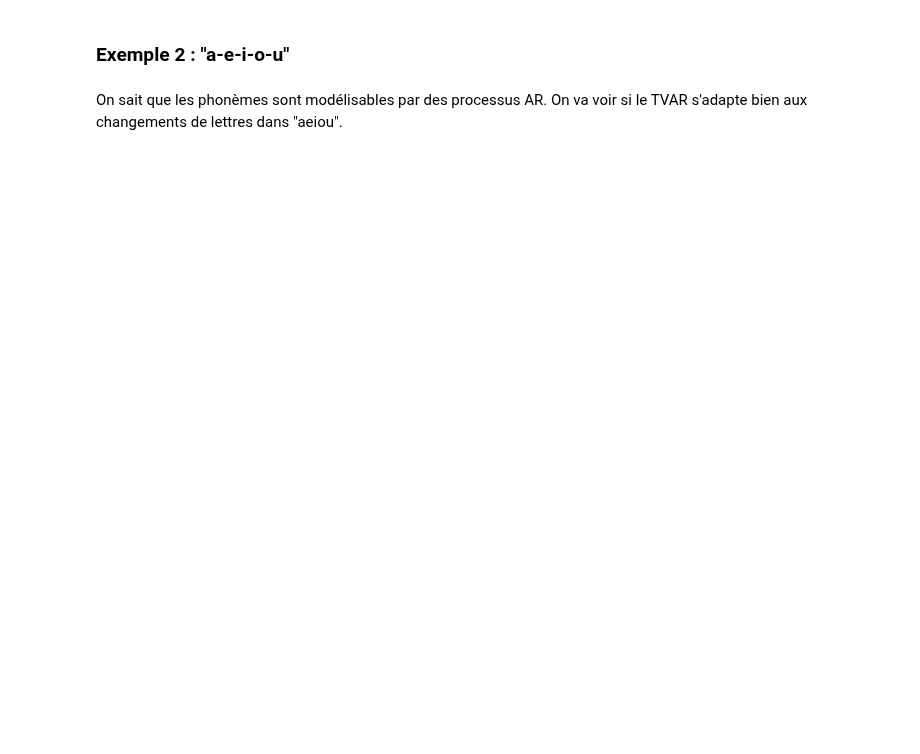
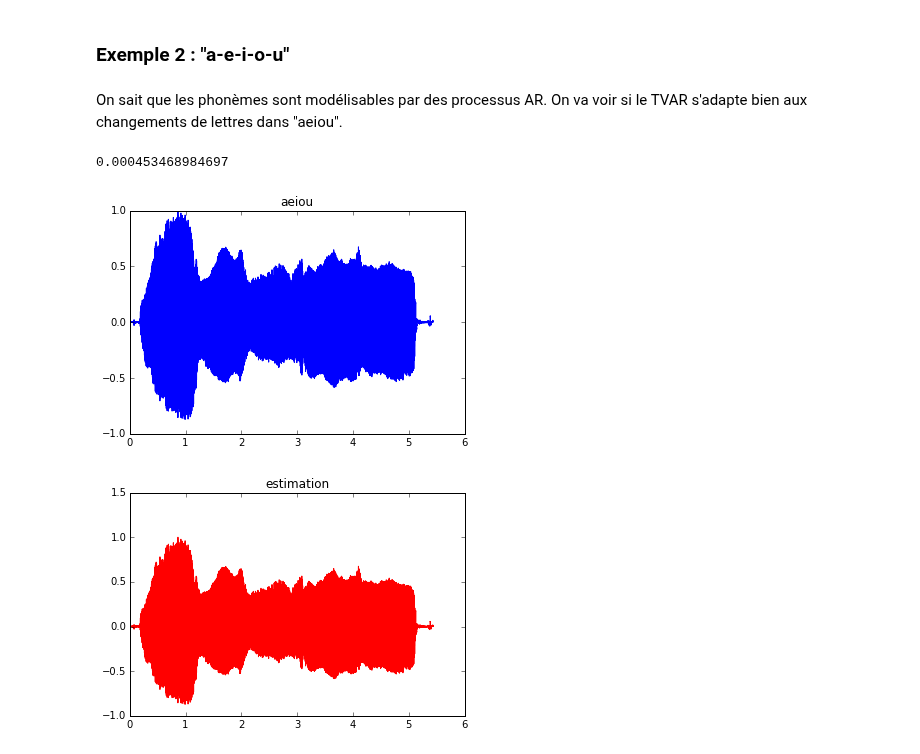
Before and after one commit to jngod2011/TVAR_Prediction, a Jupyter notebook: SIGMA205_exemple_TVAR(2).ipynb, the cells around one changed output. Saved outputs shown, nothing was run; the diff lists cells and outputs as text; code cells hidden in the pictures; blank space fills up the shorter version.

Commit message:
exemple aeiou ok

```diff
--- a/SIGMA205_exemple_TVAR(2).ipynb
+++ b/SIGMA205_exemple_TVAR(2).ipynb
@@ -377,18 +379,31 @@ On sait que les phonèmes sont modélisables par des processus AR. On va voir si
 # %%
 from scipy.io.wavfile import *
 
 Fs, X = read("data/aeiou.wav")
+X = np.float64(X)
 
-d = 50 #On se donne un TVAR long quitte à avoir certains coefficients nuls à la fin
+d = 2 #On se donne un TVAR long quitte à avoir certains coefficients nuls à la fin
 T = len(X)
-temp = np.random.randn(T+d)
-temp[d:] = X #on ajoute du bruit au début pour simuler le silence au début de la trame
+mu = 1e-2
+temp = np.random.randn(2*T)
+temp[T:] = X #on ajoute du bruit au début pour simuler le silence au début de la trame
 
-X_est, theta_est = generation_est(temp, d, T)
+X_est, theta_est = generation_est(temp, d, T, mu)
 
-t = np.arange(T)/Fs
-plt.plot(t, X, 'b', label="aeiou")
-plt.plot(t, X_est)
-plt.title("aeiou et son estimation")
+max_X = abs(max(X))
+t = np.arange(T, dtype = "double")/Fs
+plt.figure()
+plt.plot(t, X/max_X, 'b', label="aeiou")
+plt.title("aeiou")
+
+plt.figure()
+plt.plot(t, X_est/max_X, 'r', label="estimation")
+plt.title("estimation")
+
+print(norm((X - X_est)/max_X) ** 2)
 
 write('data/out.wav', Fs, X_est)
+# %% [output]
+0.000453468984697
+[figure, added]
+[figure, added]
```
Also changed, not shown: parts of 2 cells of this notebook, 1 other file.
